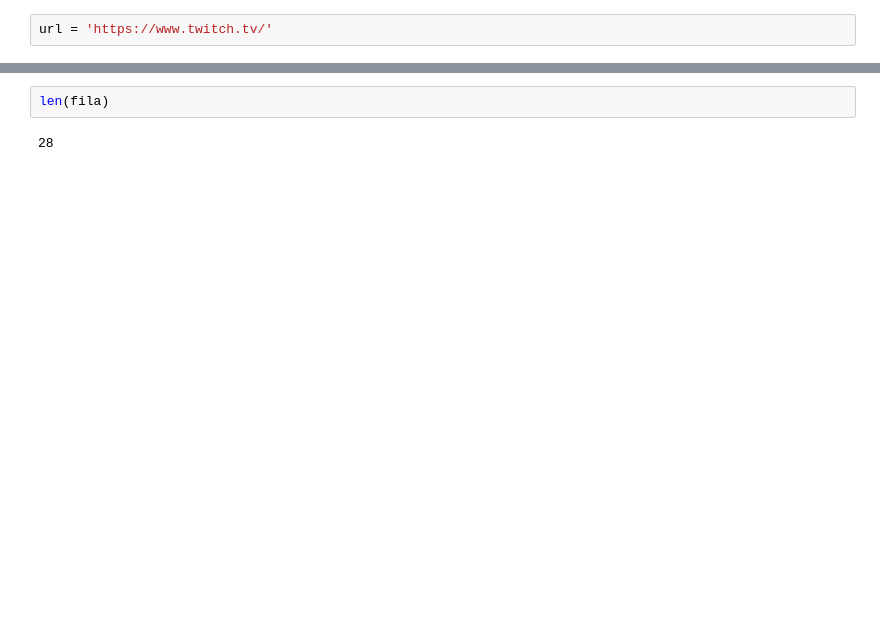
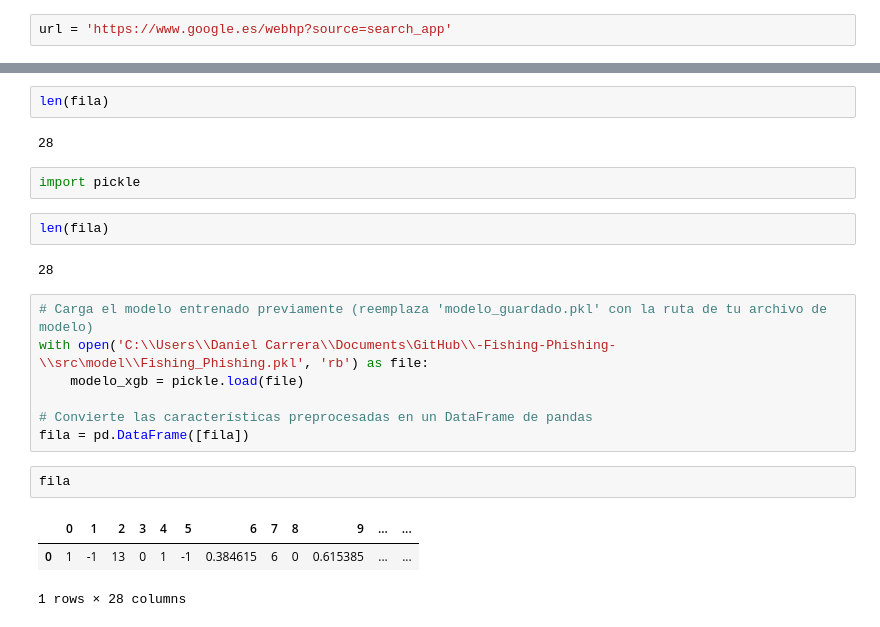
Before and after one commit to Dancar96/-Fishing-Phishing-, a Jupyter notebook: src/notebooks/Analisis URL Prueba.ipynb, the cells around one changed output, grey strips where cells are left out. Cells and saved outputs as stored; diff of their text form; blank space fills up the shorter version.

```diff
--- a/src/notebooks/Analisis URL Prueba.ipynb
+++ b/src/notebooks/Analisis URL Prueba.ipynb
@@ -1,2 +1,2 @@
 # %%
-url = 'https://www.twitch.tv/'
+url = 'https://www.google.es/webhp?source=search_app'
@@ -791,3 +795,22 @@ fila
 len(fila)
 # %% [output]
 28
+# %%
+import pickle
+# %%
+len(fila)
+# %% [output]
+28
+# %%
+# Carga el modelo entrenado previamente (reemplaza 'modelo_guardado.pkl' con la ruta de tu archivo de modelo)
+with open('C:\\Users\\Daniel Carrera\\Documents\GitHub\\-Fishing-Phishing-\\src\model\\Fishing_Phishing.pkl', 'rb') as file:
+    modelo_xgb = pickle.load(file)
+
+# Convierte las características preprocesadas en un DataFrame de pandas
+fila = pd.DataFrame([fila])
+# %%
+fila
+# %% [output]
+|  | 0 | 1 | 2 | 3 | 4 | 5 | 6 | 7 | 8 | 9 | ... | ... |
+| 0 | 1 | -1 | 13 | 0 | 1 | -1 | 0.384615 | 6 | 0 | 0.615385 | ... | ... |
+1 rows × 28 columns
```
Also changed, not shown: parts of 5 cells of this notebook, 4 other files.
